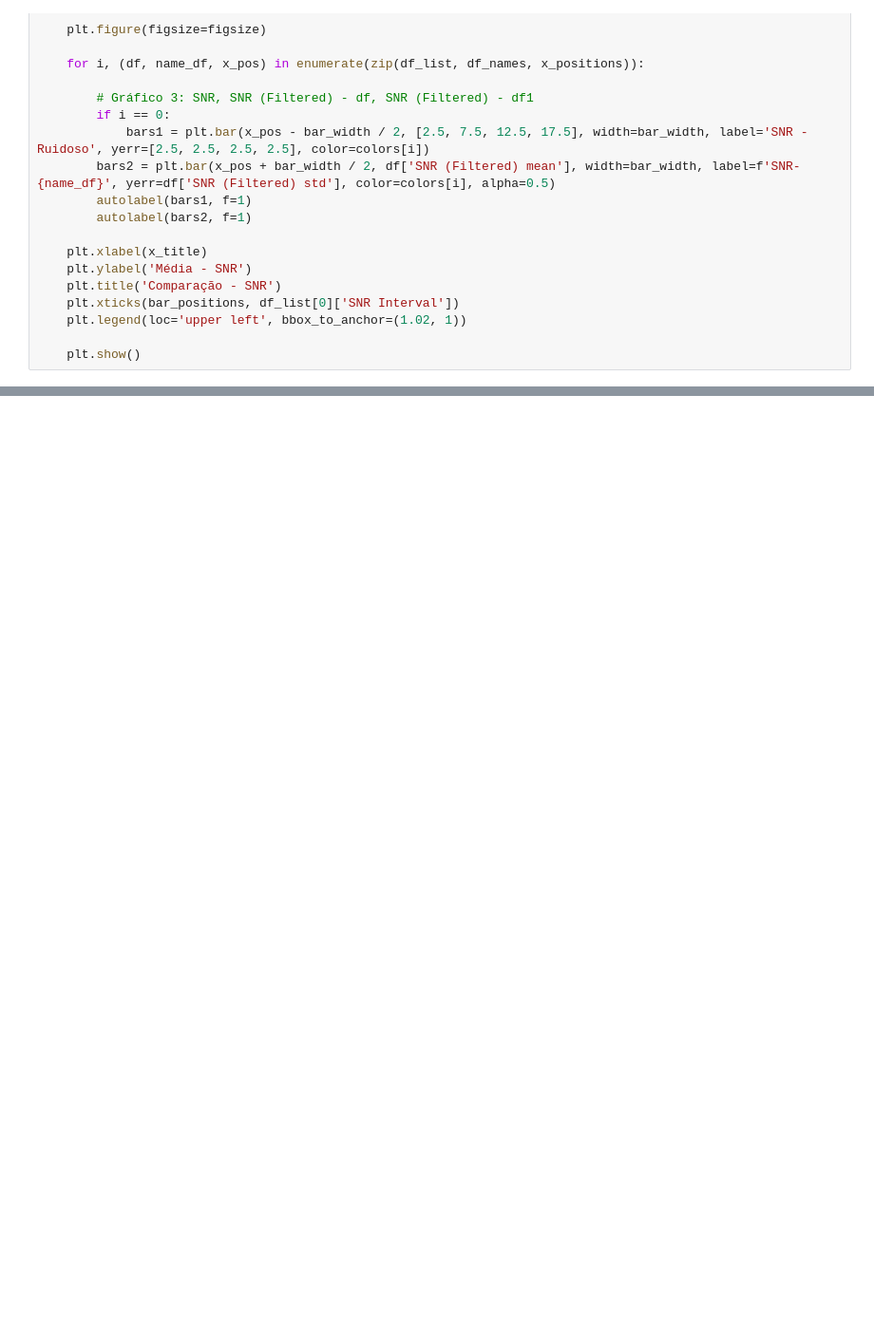
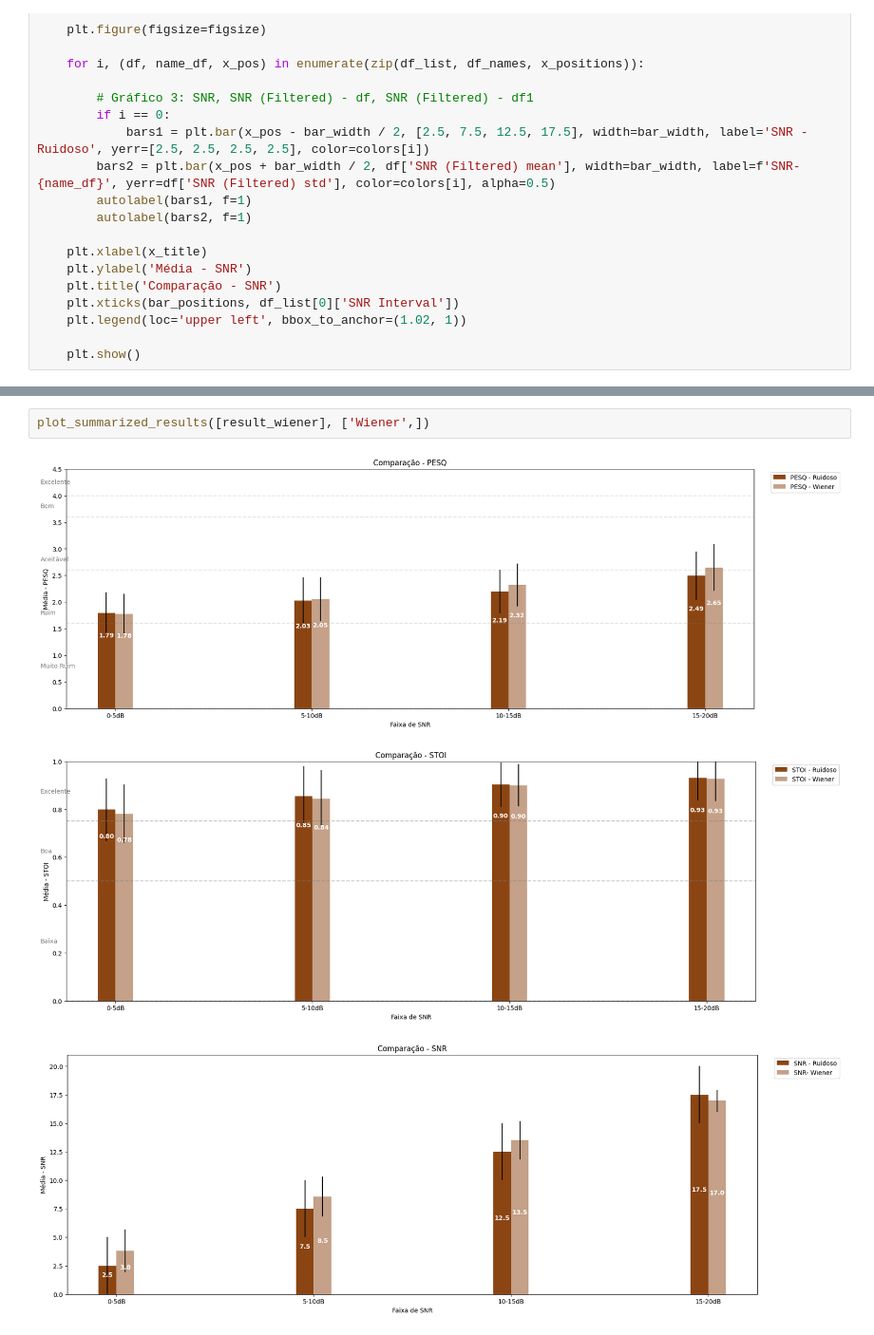
Before and after one commit to guica/dns_in_speech, a Jupyter notebook: Etapa 4/Análise dos Resultados.ipynb, the cells around one changed output, grey strips where cells are left out. Shown at 95% size. Drawn from its saved outputs; the diff is of its cells as text; blank space fills up the shorter version.

```diff
--- a/Etapa 4/Análise dos Resultados.ipynb
+++ b/Etapa 4/Análise dos Resultados.ipynb
@@ -306,0 +315,6 @@ performance(df2, 'Wiener')
+# %%
+plot_summarized_results([result_wiener], ['Wiener',])
+# %% [output]
+[figure, added]
+[figure, added]
+[figure, added]
```
Also changed, not shown: parts of 6 cells of this notebook, 50 other files.
